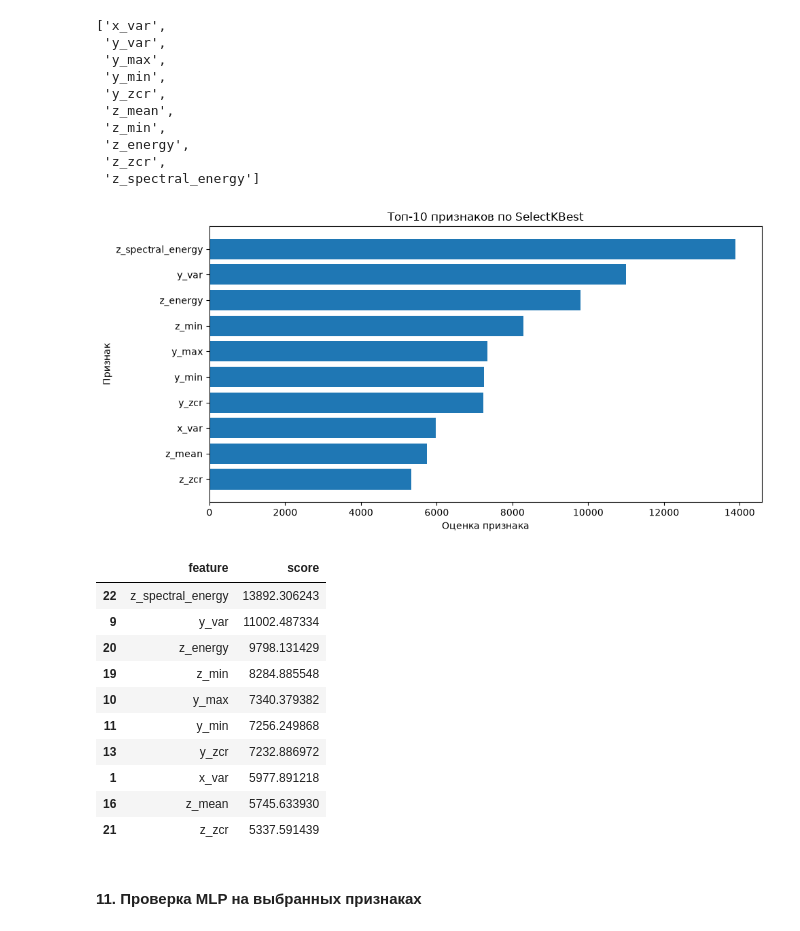
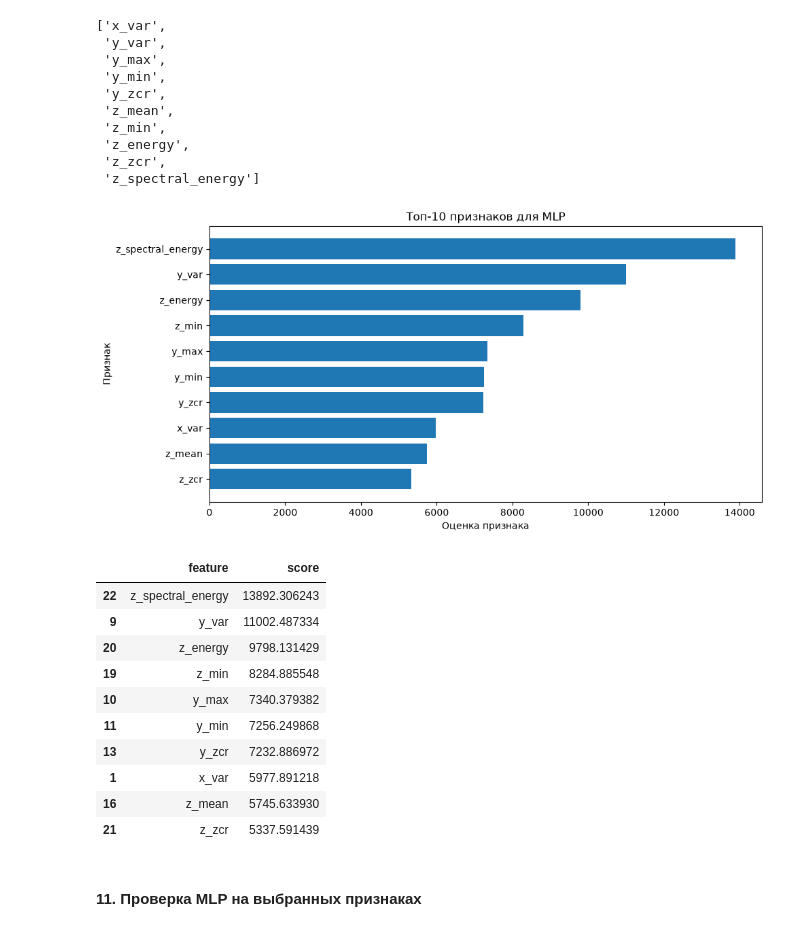
Before and after one commit to elena-kornaeva/Practice_Human-Activity-Recognition_Classifier, a Jupyter notebook: notebooks/06_Hyperparameter_Tuning.ipynb, the cells around one changed output. Cells and saved outputs as stored; diff of their text form; code cells hidden in the pictures.

```diff
--- a/notebooks/06_Hyperparameter_Tuning.ipynb
+++ b/notebooks/06_Hyperparameter_Tuning.ipynb
@@ -399,28 +399,28 @@ selected_mlp_features
 # %%
 mlp_feature_scores = pd.DataFrame({
     "feature": X_train_mlp.columns,
     "score": selector.scores_
 }).sort_values("score", ascending=False)
 
 plt.figure(figsize=(10, 5))
 
 top_scores = mlp_feature_scores.head(top_k)
 
 plt.barh(
     top_scores["feature"][::-1],
     top_scores["score"][::-1]
 )
 
-plt.title("Топ-10 признаков по SelectKBest")
+plt.title("Топ-10 признаков для MLP")
 plt.xlabel("Оценка признака")
 plt.ylabel("Признак")
 
 plt.tight_layout()
 plt.show()
 
 top_scores
 # %% [output]
-[figure, old version]
+[figure, new version]
 |  | feature | score |
 | 22 | z_spectral_energy | 13892.306243 |
 | 9 | y_var | 11002.487334 |
```
